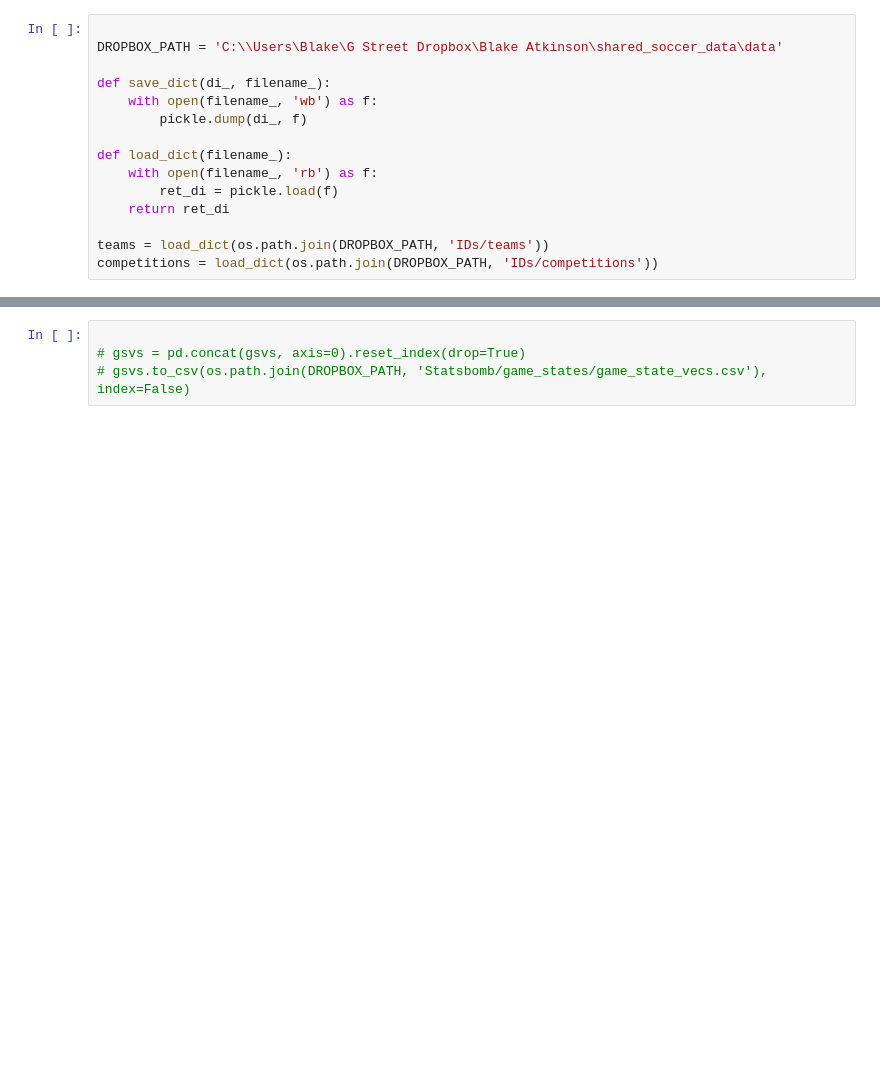
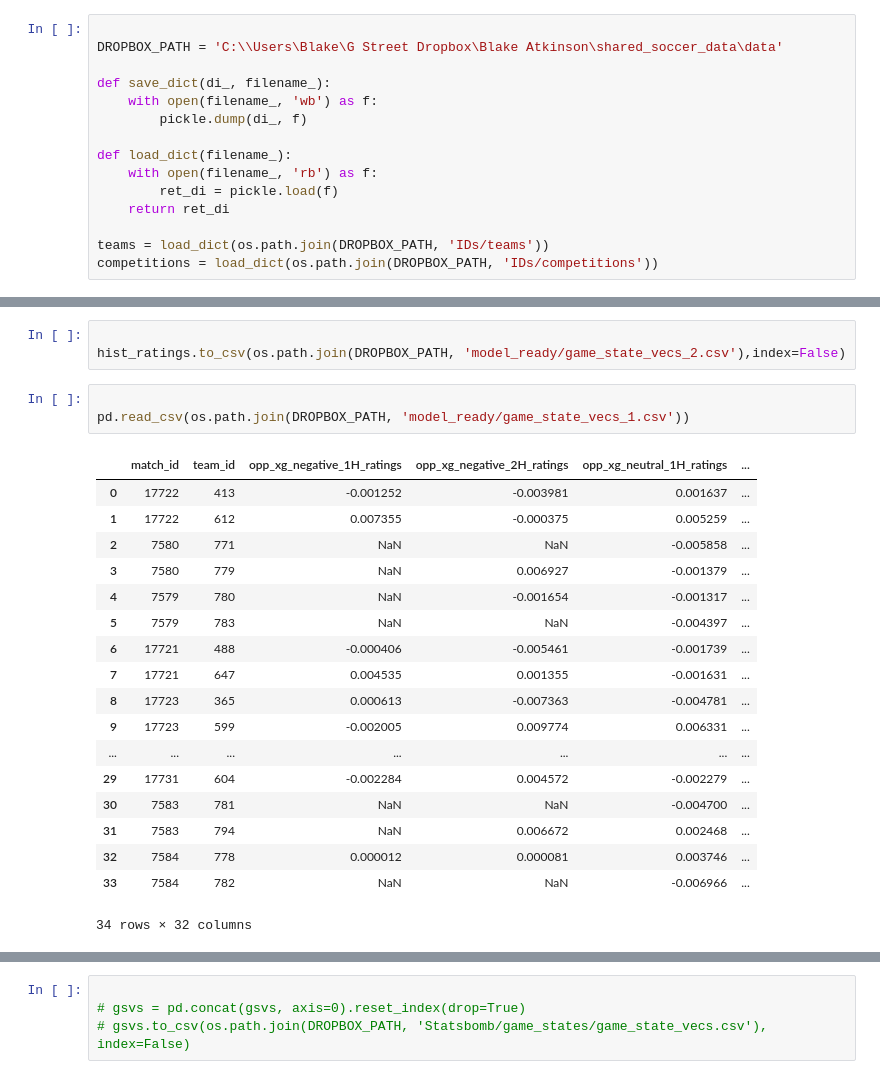
Before and after one commit to btatkinson/model_v2, a Jupyter notebook: notebooks/script_drafts/game_state_vecs_2.ipynb, the cells around one changed output, grey strips where cells are left out. Cells and saved outputs as stored; diff of their text form; blank space fills up the shorter version.

```diff
--- a/notebooks/script_drafts/game_state_vecs.ipynb
+++ b/notebooks/script_drafts/game_state_vecs_2.ipynb
@@ -333,0 +404,25 @@ len(pos_coefs)
+# %%
+
+hist_ratings.to_csv(os.path.join(DROPBOX_PATH, 'model_ready/game_state_vecs_2.csv'),index=False)
+# %%
+
+pd.read_csv(os.path.join(DROPBOX_PATH, 'model_ready/game_state_vecs_1.csv'))
+# %% [output]
+|  | match_id | team_id | opp_xg_negative_1H_ratings | opp_xg_negative_2H_ratings | opp_xg_neutral_1H_ratings | ... |
+| 0 | 17722 | 413 | -0.001252 | -0.003981 | 0.001637 | ... |
+| 1 | 17722 | 612 | 0.007355 | -0.000375 | 0.005259 | ... |
+| 2 | 7580 | 771 | NaN | NaN | -0.005858 | ... |
+| 3 | 7580 | 779 | NaN | 0.006927 | -0.001379 | ... |
+| 4 | 7579 | 780 | NaN | -0.001654 | -0.001317 | ... |
+| 5 | 7579 | 783 | NaN | NaN | -0.004397 | ... |
+| 6 | 17721 | 488 | -0.000406 | -0.005461 | -0.001739 | ... |
+| 7 | 17721 | 647 | 0.004535 | 0.001355 | -0.001631 | ... |
+| 8 | 17723 | 365 | 0.000613 | -0.007363 | -0.004781 | ... |
+| 9 | 17723 | 599 | -0.002005 | 0.009774 | 0.006331 | ... |
+| ... | ... | ... | ... | ... | ... | ... |
+| 29 | 17731 | 604 | -0.002284 | 0.004572 | -0.002279 | ... |
+| 30 | 7583 | 781 | NaN | NaN | -0.004700 | ... |
+| 31 | 7583 | 794 | NaN | 0.006672 | 0.002468 | ... |
+| 32 | 7584 | 778 | 0.000012 | 0.000081 | 0.003746 | ... |
+| 33 | 7584 | 782 | NaN | NaN | -0.006966 | ... |
+34 rows × 32 columns
```
Also changed, not shown: parts of 41 cells of this notebook, 5 other files.
